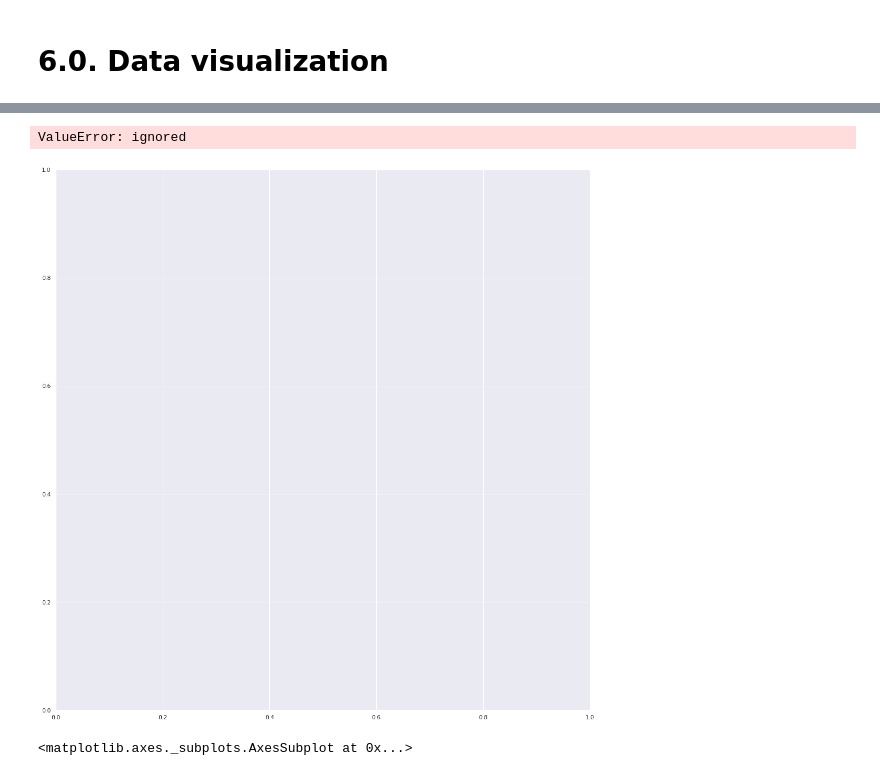
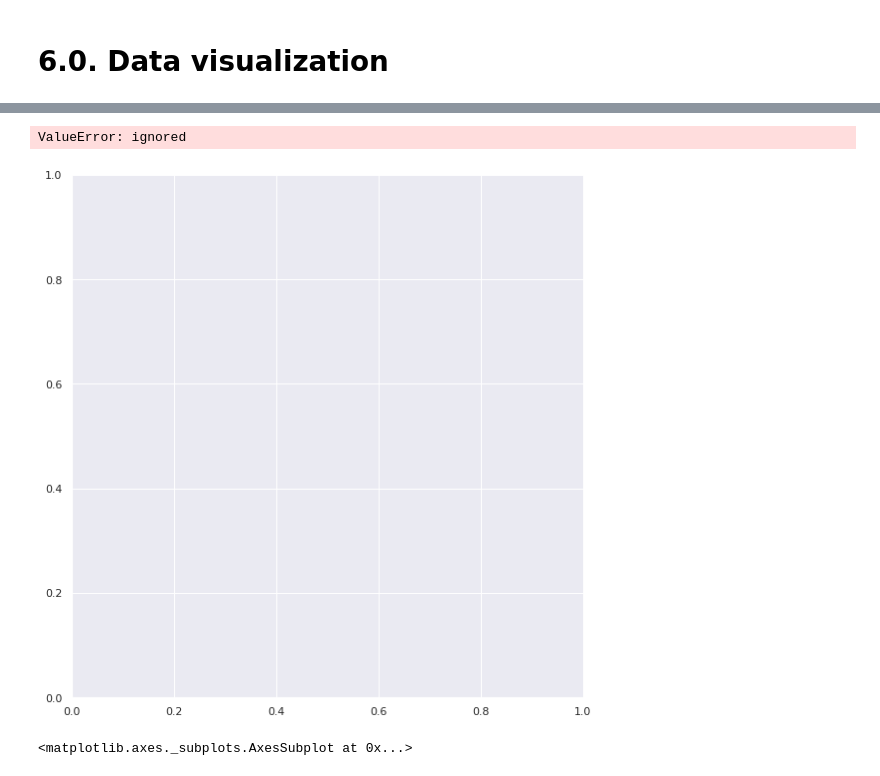
Before and after one commit to lophiraalata/data-analytics-micro-credential, a Jupyter notebook: FinalProject_LibraryUsage.ipynb, the cells around one changed output, grey strips where cells are left out. Saved outputs shown, nothing was run; the diff lists cells and outputs as text; code cells hidden in the pictures.

```diff
--- a/FinalProject_LibraryUsage.ipynb
+++ b/FinalProject_LibraryUsage.ipynb
@@ -161,2 +294,0 @@ attendance.rename(columns={'\tAttendance': 'Number_Attending', '\tRank of Attend
-# %%
-attendance.rename(columns={'Number of Patrons in Attendance': 'Number_attending'}, inplace=True)
@@ -248,10 +465,10 @@ ax.set_title('Number of Patrons in Attendance by Branch');
 # %%
-sns.lmplot(data=attendance, x="Branch", y="Number_attending", height = 15)
+sns.lmplot(data=attendance, x="Branch", y="Number_attending", height = 8)
 
-# I am not sure why the number of patrons who attended virtual events exists as a string rather than a float
+# The number of patrons who attended virtual events exists as a string rather than a float
 # %% [output]
 ValueError: ignored
-[figure, old version]
+[figure, new version]
 # %%
 plt.figure(figsize=(8,20))
 sns.countplot(y=attendance.Branch, data = attendance)
```
Also changed, not shown: parts of 53 cells of this notebook.
